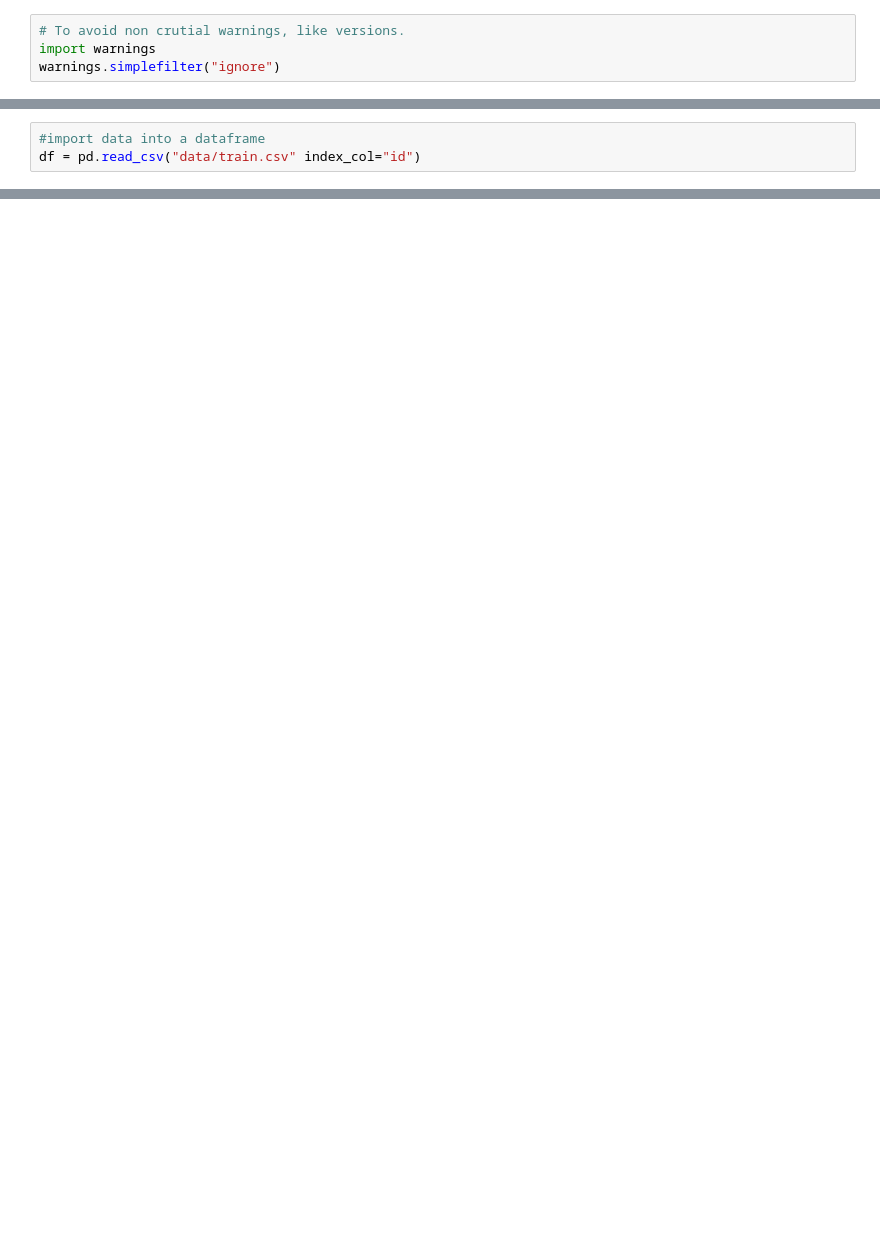
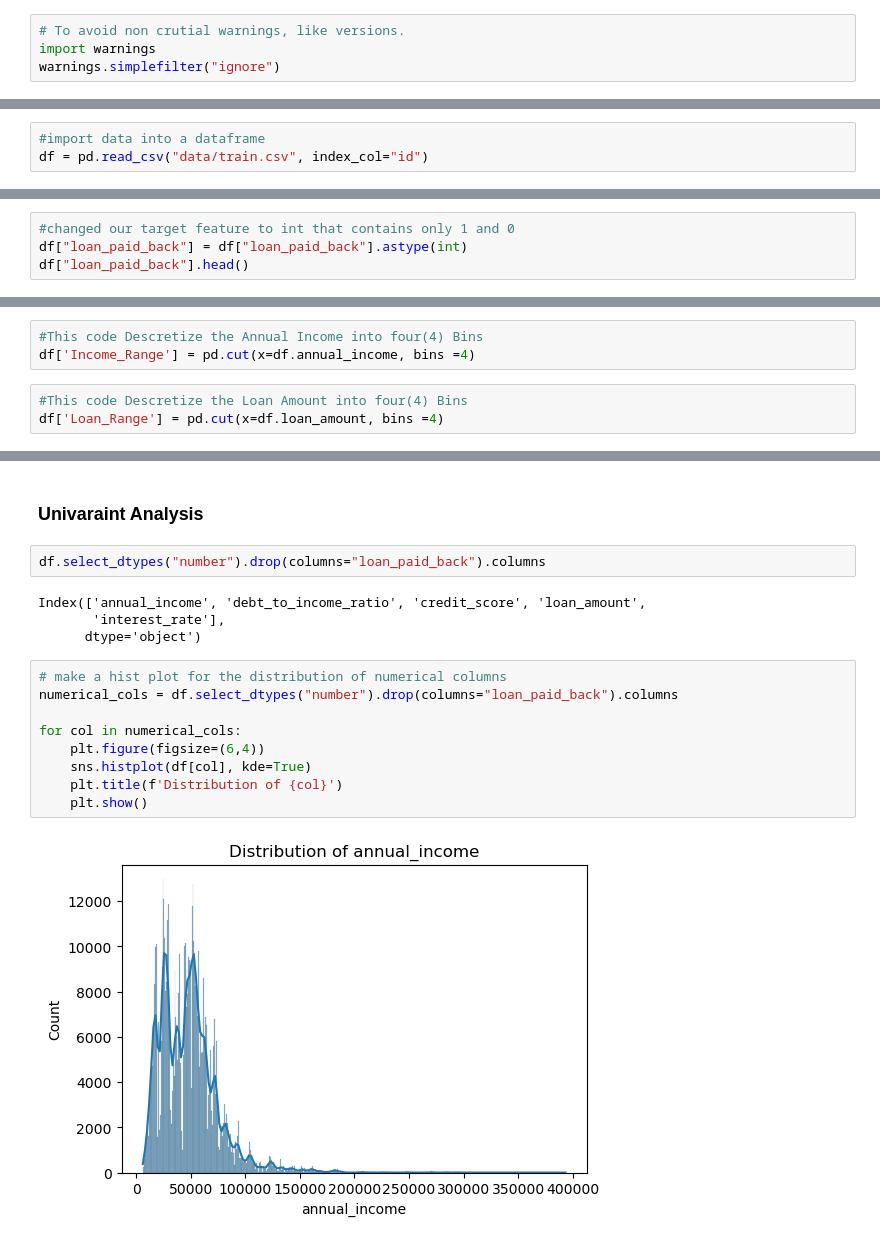
Before and after one commit to munircole/Loan-Default-Prediction-System, a Jupyter notebook: loan-defaulters.ipynb, the cells around one changed output, grey strips where cells are left out. Saved outputs shown, nothing was run; the diff lists cells and outputs as text; blank space fills up the shorter version.

Commit message:
performed Exploratory data Analysis

```diff
--- a/loan-defaulters.ipynb
+++ b/loan-defaulters.ipynb
@@ -61,5 +36,5 @@ ImportError: numpy.core.multiarray failed to import
 # %%
 #import data into a dataframe
-df = pd.read_csv("data/train.csv" index_col="id")
+df = pd.read_csv("data/train.csv", index_col="id")
 # %%
 df.head()
@@ -71,0 +109,4 @@ df.describe()
+# %%
+#changed our target feature to int that contains only 1 and 0
+df["loan_paid_back"] = df["loan_paid_back"].astype(int)
+df["loan_paid_back"].head()
@@ -71,0 +125,6 @@ df.describe()
+# %%
+#This code Descretize the Annual Income into four(4) Bins
+df['Income_Range'] = pd.cut(x=df.annual_income, bins =4)
+# %%
+#This code Descretize the Loan Amount into four(4) Bins
+df['Loan_Range'] = pd.cut(x=df.loan_amount, bins =4)
@@ -71,0 +151,19 @@ df.describe()
+# %% [markdown]
+### Univaraint Analysis <a class="anchor" id="uni"></a>
+# %%
+df.select_dtypes("number").drop(columns="loan_paid_back").columns
+# %% [output]
+Index(['annual_income', 'debt_to_income_ratio', 'credit_score', 'loan_amount',
+       'interest_rate'],
+      dtype='object')
+# %%
+# make a hist plot for the distribution of numerical columns
+numerical_cols = df.select_dtypes("number").drop(columns="loan_paid_back").columns
+
+for col in numerical_cols:
+    plt.figure(figsize=(6,4))
+    sns.histplot(df[col], kde=True)
+    plt.title(f'Distribution of {col}')
+    plt.show()
+# %% [output]
+[figure, added]
```
Also changed, not shown: parts of 40 cells of this notebook.
